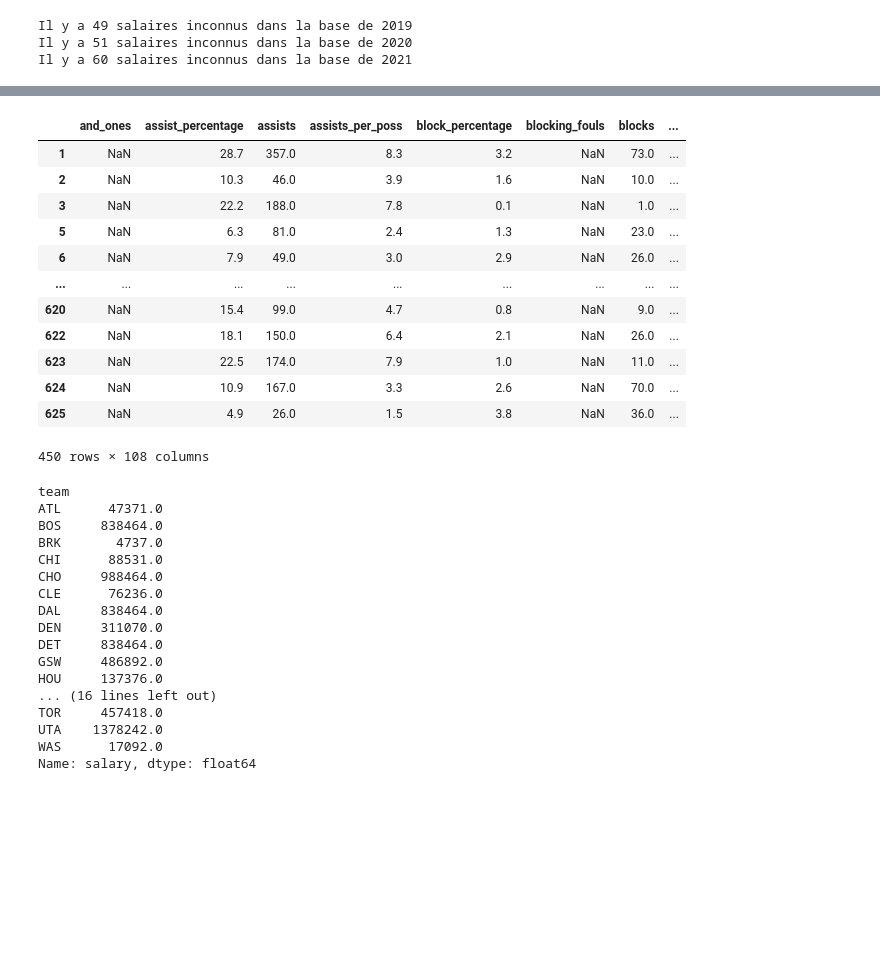
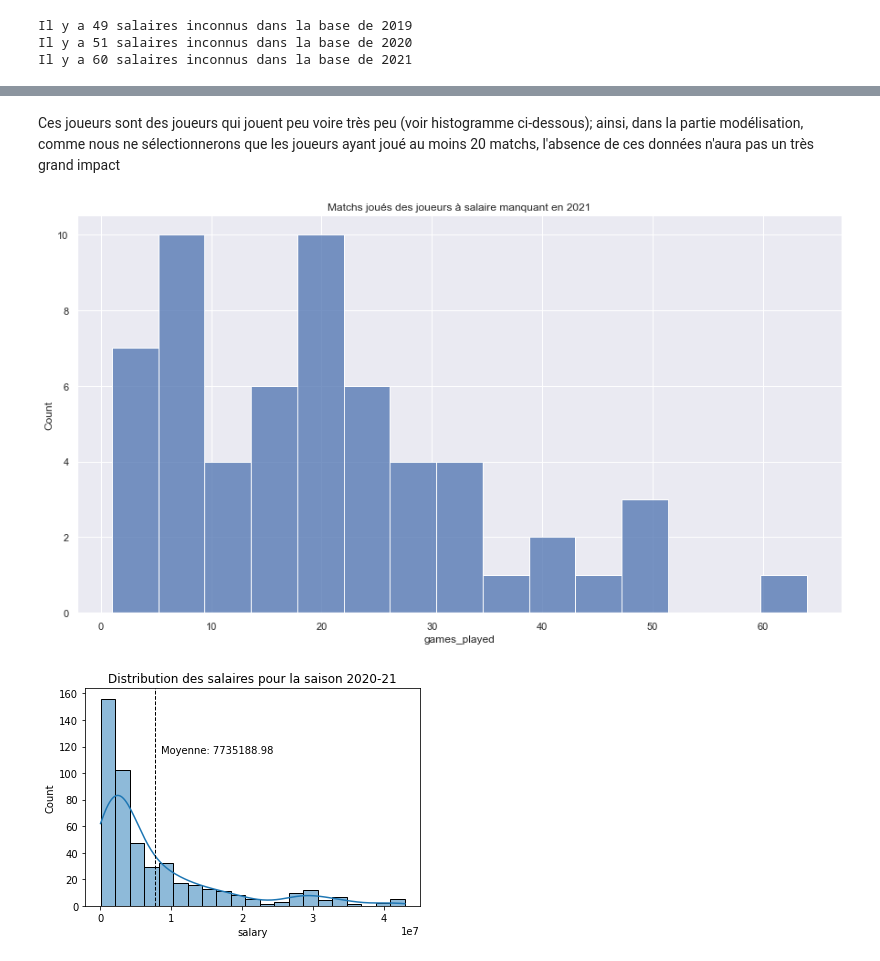
Before and after one commit to nael-farhan/python-project-nba-salaries, a Jupyter notebook: descriptive statistics.ipynb, the cells around one changed output, grey strips where cells are left out. Cells and saved outputs as stored; diff of their text form; code cells hidden in the pictures; blank space fills up the shorter version.

```diff
--- a/descriptive statistics.ipynb
+++ b/descriptive statistics.ipynb
@@ -70,4 +79,0 @@ print(df_21[df_21['salary'].isnull()]['games_played'].mean())
-# %%
-df_19nd = df_19.groupby('name', group_keys=False).apply(lambda df: df.sample(1))
-df_20nd = df_20.groupby('name', group_keys=False).apply(lambda df: df.sample(1))
-df_21nd = df_21.groupby('name', group_keys=False).apply(lambda df: df.sample(1))
@@ -104,36 +79,0 @@ Name: salary, Length: 540, dtype: float64
-# %%
-df_21[df_21['games_played']>30]
-# %% [output]
-|  | and_ones | assist_percentage | assists | assists_per_poss | block_percentage | blocking_fouls | blocks | ... |
-| 1 | NaN | 28.7 | 357.0 | 8.3 | 3.2 | NaN | 73.0 | ... |
-| 2 | NaN | 10.3 | 46.0 | 3.9 | 1.6 | NaN | 10.0 | ... |
-| 3 | NaN | 22.2 | 188.0 | 7.8 | 0.1 | NaN | 1.0 | ... |
-| 5 | NaN | 6.3 | 81.0 | 2.4 | 1.3 | NaN | 23.0 | ... |
-| 6 | NaN | 7.9 | 49.0 | 3.0 | 2.9 | NaN | 26.0 | ... |
-| ... | ... | ... | ... | ... | ... | ... | ... | ... |
-| 620 | NaN | 15.4 | 99.0 | 4.7 | 0.8 | NaN | 9.0 | ... |
-| 622 | NaN | 18.1 | 150.0 | 6.4 | 2.1 | NaN | 26.0 | ... |
-| 623 | NaN | 22.5 | 174.0 | 7.9 | 1.0 | NaN | 11.0 | ... |
-| 624 | NaN | 10.9 | 167.0 | 3.3 | 2.6 | NaN | 70.0 | ... |
-| 625 | NaN | 4.9 | 26.0 | 1.5 | 3.8 | NaN | 36.0 | ... |
-450 rows × 108 columns
-# %%
-df_19nd.groupby('team')['salary'].hist()
-# %% [output]
-team
-ATL      47371.0
-BOS     838464.0
-BRK       4737.0
-CHI      88531.0
-CHO     988464.0
-CLE      76236.0
-DAL     838464.0
-DEN     311070.0
-DET     838464.0
-GSW     486892.0
-HOU     137376.0
-... (16 lines left out)
-TOR     457418.0
-UTA    1378242.0
-WAS      17092.0
-Name: salary, dtype: float64
@@ -149,0 +80,17 @@ df_21[df_21['games_played']>=30].plot.scatter(x='player_efficiency_rating', y='s
+# %% [markdown]
+Ces joueurs sont des joueurs qui jouent peu voire très peu (voir histogramme ci-dessous); ainsi, dans la partie modélisation, comme nous ne sélectionnerons que les joueurs ayant joué au moins 20 matchs, l'absence de ces données n'aura pas un très grand impact
+# %%
+sns.histplot(data = df_21nd[df_21nd['salary'].isnull()], x="games_played", bins=15).set_title('Matchs joués des joueurs à salaire manquant en 2021')
+plt.show()
+# %% [output]
+[figure, added]
+# %%
+# on prend ici en compte la base de données sans ligne dupliquée
+sns.histplot(data = df_21nd,x="salary", kde=True)
+plt.axvline(df_21nd['salary'].mean(), color='k', linestyle='dashed', linewidth=1)
+min_ylim, max_ylim = plt.ylim()
+plt.text(df_21nd['salary'].mean()*1.1, max_ylim*0.7, 'Moyenne: {:.2f}'.format(df_21nd['salary'].mean()))
+plt.title('Distribution des salaires pour la saison 2020-21')
+plt.show()
+# %% [output]
+[figure, added]
```
Also changed, not shown: parts of 22 cells of this notebook.
